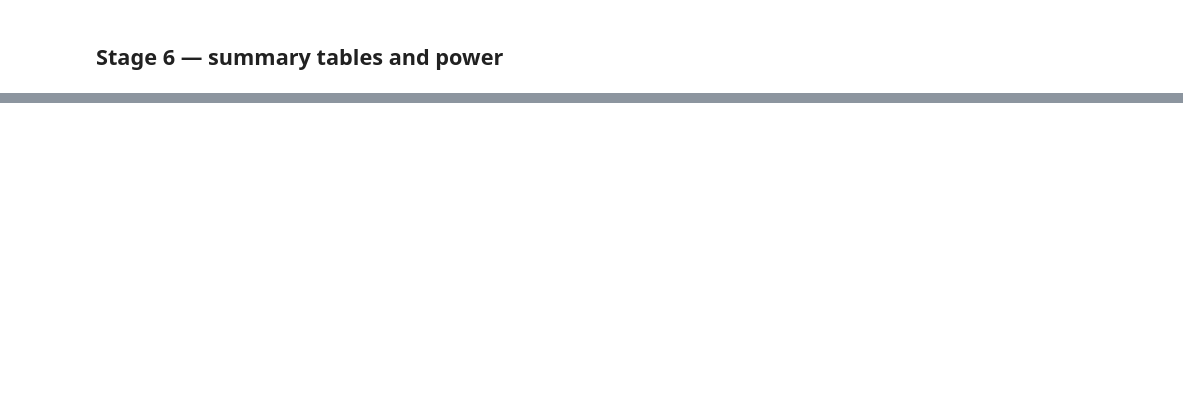
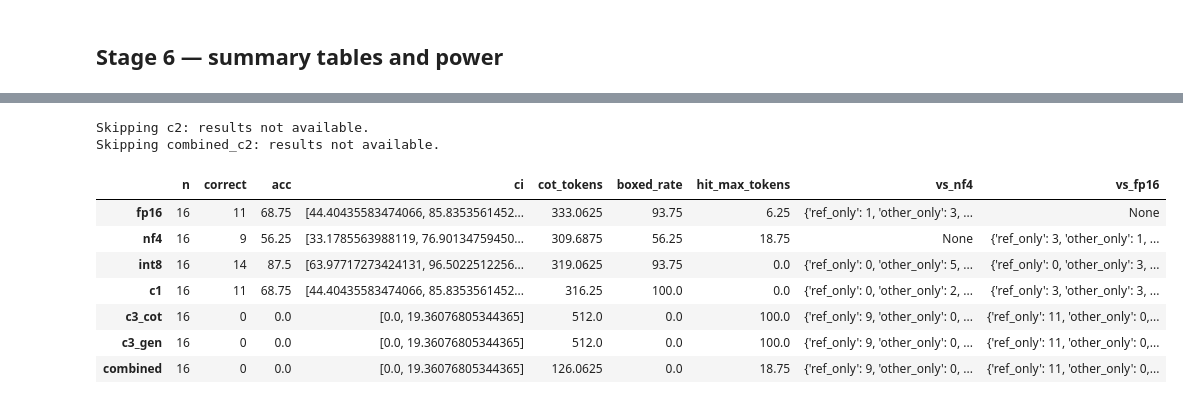
Before and after one commit to Phantom-dcode/reasoning-preserving-quantization, a Jupyter notebook: quant_reasoning_experiments.ipynb, the cells around one changed output, grey strips where cells are left out. Saved outputs shown, nothing was run; the diff lists cells and outputs as text; code cells hidden in the pictures; blank space fills up the shorter version.

```diff
--- a/quant_reasoning_experiments.ipynb
+++ b/quant_reasoning_experiments.ipynb
@@ -29,7 +29,7 @@ import transformers
 from transformers import AutoModelForCausalLM, AutoTokenizer, BitsAndBytesConfig, GenerationConfig
 
 TEST_MODE = os.environ.get("QR_TEST_MODE") == "1"   # offline pipeline test only
-SMOKE = False                                          # True = 16 items per config, for a quick check
+SMOKE = True                                          # True = 16 items per config, for a quick check
 
 CFG = dict(
     model_id="Qwen/Qwen2.5-1.5B-Instruct",
@@ -230,0 +583,10 @@ main=1319 ablation=330 calib=30 heldout=30
+# %%
+test_layers = [24, 26]
+
+for layer_id in test_layers:
+    threshold = (
+        C3_COT[layer_id].__closure__[0].cell_contents
+    )
+
+    print(f"Layer {layer_id}")
+    print(f"Threshold: {threshold}")
@@ -621,0 +914,7 @@ free(model)
+# %%
+for l in range(len(cot_thresholds)):
+    print(
+        f"Layer {l:02d} | "
+        f"CoT: {cot_thresholds[l]:.4f} | "
+        f"Generic: {gen_thresholds[l]:.4f}"
+    )
@@ -864,0 +2009,39 @@ files.download("/content/full_experiment_results.zip")
+# %%
+expected = [
+    "fp16", "nf4", "int8", "c1", "c2",
+    "c3_cot", "c3_gen", "combined", "combined_c2"
+]
+
+table = {}
+
+for name in expected:
+    if name not in RUNS:
+        print(f"Skipping {name}: results not available.")
+        continue
+
+    s = summarize(RUNS[name])
+
+    s["vs_nf4"] = (
+        mcnemar(RUNS["nf4"], RUNS[name])
+        if name != "nf4" and "nf4" in RUNS else None
+    )
+
+    s["vs_fp16"] = (
+        mcnemar(RUNS["fp16"], RUNS[name])
+        if name != "fp16" and "fp16" in RUNS else None
+    )
+
+    table[name] = s
+
+display(pd.DataFrame(table).T)
+# %% [output]
+Skipping c2: results not available.
+Skipping combined_c2: results not available.
+|  | n | correct | acc | ci | cot_tokens | boxed_rate | hit_max_tokens | vs_nf4 | vs_fp16 |
+| fp16 | 16 | 11 | 68.75 | [44.40435583474066, 85.8353561452... | 333.0625 | 93.75 | 6.25 | {'ref_only': 1, 'other_only': 3, ... | None |
+| nf4 | 16 | 9 | 56.25 | [33.1785563988119, 76.90134759450... | 309.6875 | 56.25 | 18.75 | None | {'ref_only': 3, 'other_only': 1, ... |
+| int8 | 16 | 14 | 87.5 | [63.97717273424131, 96.5022512256... | 319.0625 | 93.75 | 0.0 | {'ref_only': 0, 'other_only': 5, ... | {'ref_only': 0, 'other_only': 3, ... |
+| c1 | 16 | 11 | 68.75 | [44.40435583474066, 85.8353561452... | 316.25 | 100.0 | 0.0 | {'ref_only': 0, 'other_only': 2, ... | {'ref_only': 3, 'other_only': 3, ... |
+| c3_cot | 16 | 0 | 0.0 | [0.0, 19.36076805344365] | 512.0 | 0.0 | 100.0 | {'ref_only': 9, 'other_only': 0, ... | {'ref_only': 11, 'other_only': 0,... |
+| c3_gen | 16 | 0 | 0.0 | [0.0, 19.36076805344365] | 512.0 | 0.0 | 100.0 | {'ref_only': 9, 'other_only': 0, ... | {'ref_only': 11, 'other_only': 0,... |
+| combined | 16 | 0 | 0.0 | [0.0, 19.36076805344365] | 126.0625 | 0.0 | 18.75 | {'ref_only': 9, 'other_only': 0, ... | {'ref_only': 11, 'other_only': 0,... |
```
Also changed, not shown: parts of 55 cells of this notebook.
